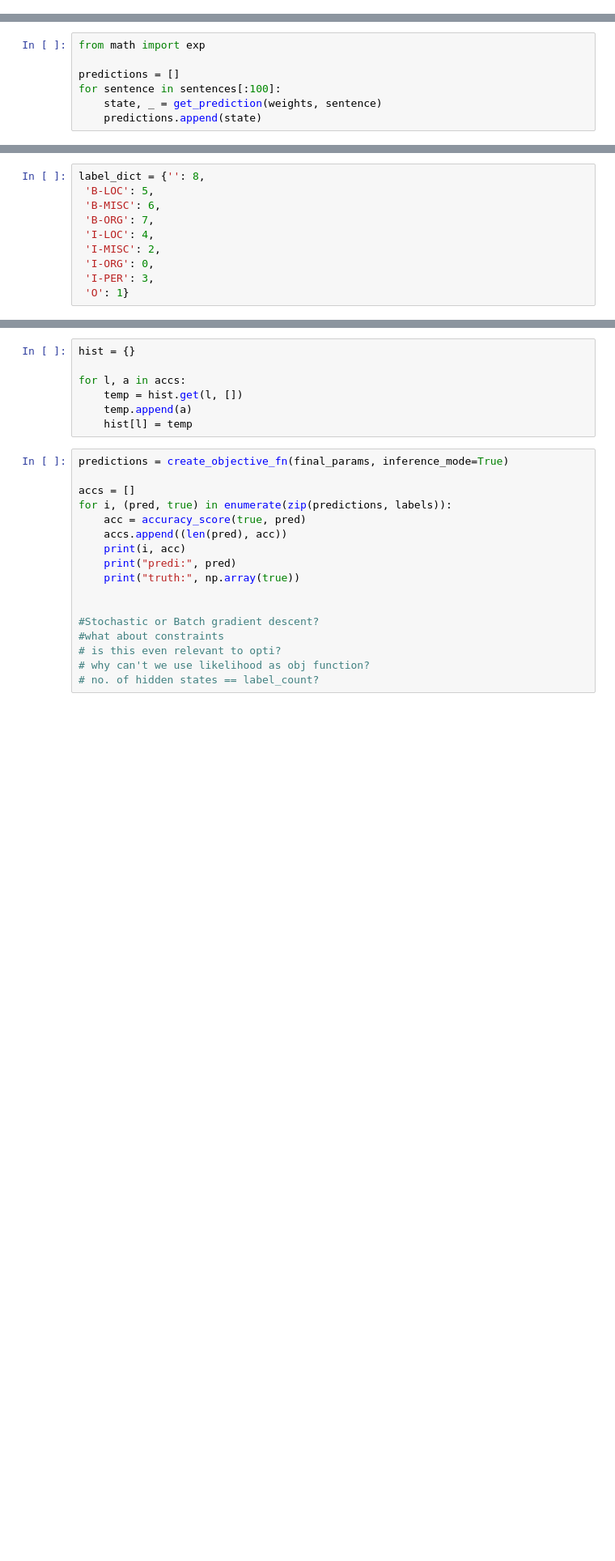
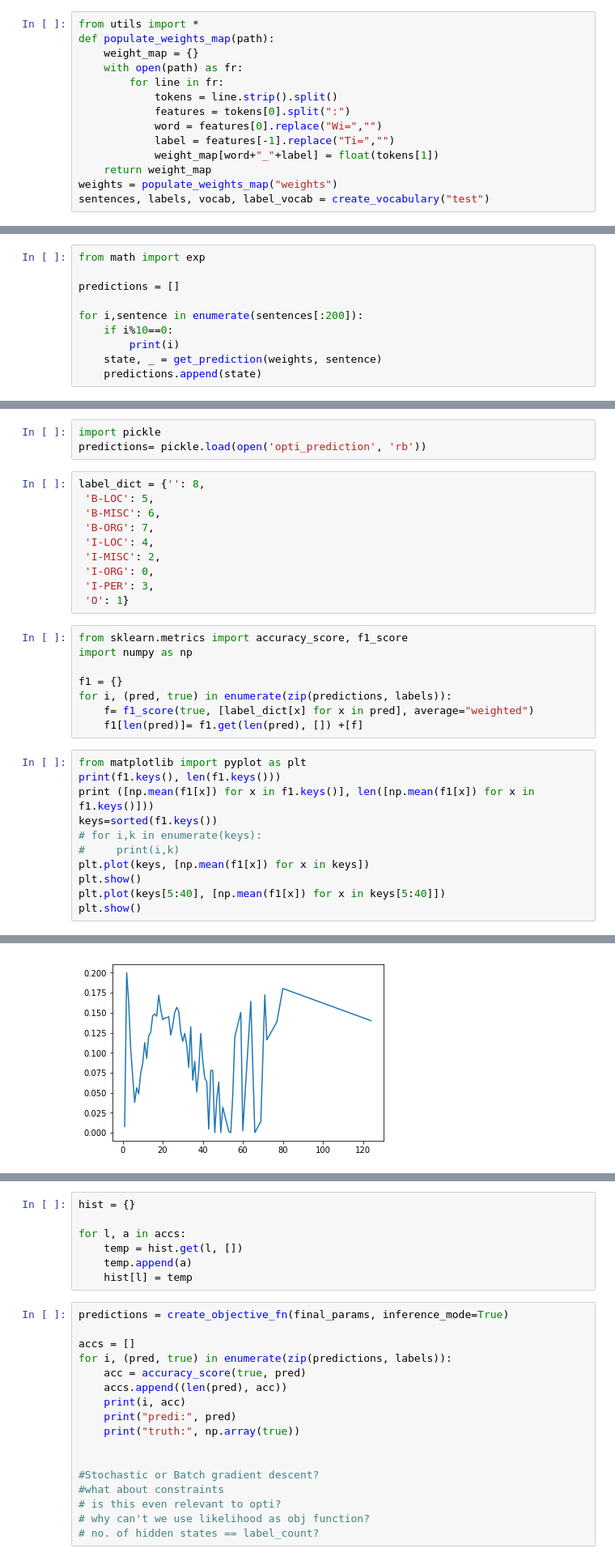
Before and after one commit to dDua/sequnece-tagging, a Jupyter notebook: Final_Project.ipynb, the cells around one changed output, grey strips where cells are left out. Shown: that part at 81% size. Cells and saved outputs as stored; diff of their text form; blank space fills up the shorter version.

```diff
--- a/Final_Project.ipynb
+++ b/Final_Project.ipynb
@@ -72,0 +54,14 @@ Service NNP I-NP I-ORG
+# %%
+from utils import *
+def populate_weights_map(path):
+    weight_map = {}
+    with open(path) as fr:
+        for line in fr:
+            tokens = line.strip().split()
+            features = tokens[0].split(":")
+            word = features[0].replace("Wi=","")
+            label = features[-1].replace("Ti=","")
+            weight_map[word+"_"+label] = float(tokens[1])
+    return weight_map
+weights = populate_weights_map("weights")
+sentences, labels, vocab, label_vocab = create_vocabulary("test")
@@ -74,7 +75,10 @@ Service NNP I-NP I-ORG
 from math import exp
 
 predictions = []
-for sentence in sentences[:100]:
+
+for i,sentence in enumerate(sentences[:200]):
+    if i%10==0:
+        print(i)
     state, _ = get_prediction(weights, sentence)
     predictions.append(state)
 # %% [output]
@@ -98,3 +149,6 @@ for sentence in sentences[:100]:
+# %%
+import pickle
+predictions= pickle.load(open('opti_prediction', 'rb'))
 # %%
 label_dict = {'': 8,
  'B-LOC': 5,
@@ -105,3 +159,23 @@ label_dict = {'': 8,
  'I-ORG': 0,
  'I-PER': 3,
  'O': 1}
+# %%
+from sklearn.metrics import accuracy_score, f1_score
+import numpy as np
+
+f1 = {}
+for i, (pred, true) in enumerate(zip(predictions, labels)):
+    f= f1_score(true, [label_dict[x] for x in pred], average="weighted")
+    f1[len(pred)]= f1.get(len(pred), []) +[f]
+# %%
+from matplotlib import pyplot as plt
+print(f1.keys(), len(f1.keys()))
+print ([np.mean(f1[x]) for x in f1.keys()], len([np.mean(f1[x]) for x in f1.keys()]))
+keys=sorted(f1.keys())
+# for i,k in enumerate(keys):
+#     print(i,k)
+plt.plot(keys, [np.mean(f1[x]) for x in keys])
+plt.show()
+plt.plot(keys[5:40], [np.mean(f1[x]) for x in keys[5:40]])
+plt.show()
+# %% [output]
@@ -107,0 +184 @@ label_dict = {'': 8,
+[figure, added]
```
Also changed, not shown: parts of 10 cells of this notebook.
